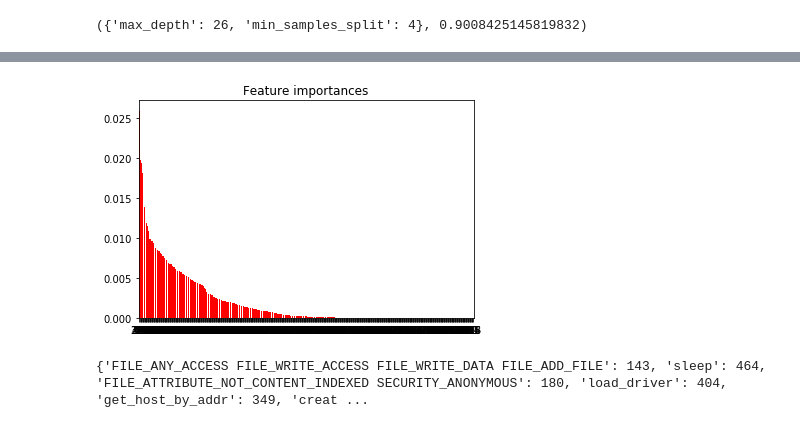
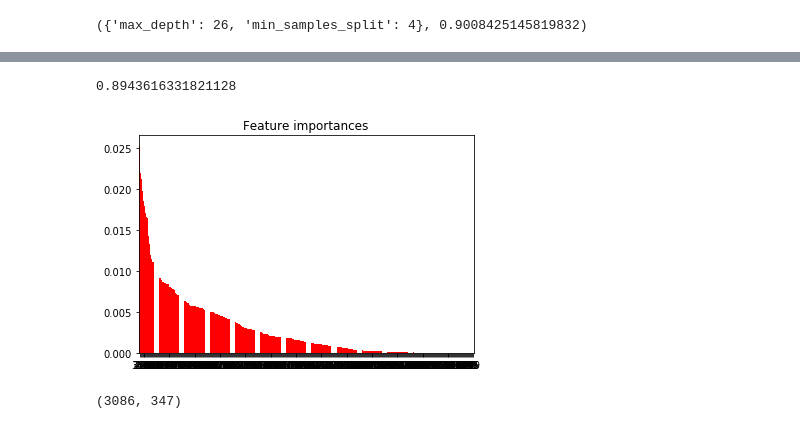
Before and after one commit to emilyjia/cs181-s19-practicals, a Jupyter notebook: P2/tuning.ipynb, the cells around one changed output, grey strips where cells are left out. Drawn from its saved outputs; the diff is of its cells as text; code cells hidden in the pictures.

```diff
--- a/P2/tuning.ipynb
+++ b/P2/tuning.ipynb
@@ -142,7 +142,9 @@ def count_all_attrib(tree):
     for el in tree.iter():
         for attrib in el.attrib.keys():
             if attrib in ["shareaccess", "desiredaccess", "filetype", "flags", "protect"]:
-                c[el.attrib[attrib]] += 1
+                labels = el.attrib[attrib].split()
+                for label in labels:
+                    c[attrib + " " +label] += 1
             c[attrib] += 1
     return c
 
@@ -156,12 +158,25 @@ def count_all_attrib(tree):
 #             c[el.attrib["flags"]] += 1
 #     return c
 
-
+# def count_all_sleep(tree):
+#     c = Counter()
+#     for el in tree.iter():
+#         if el.tag == "sleep":
+#             c[el.attrib["milliseconds"]] += 1
+#     return c
 def count_all_sleep(tree):
     c = Counter()
     for el in tree.iter():
         if el.tag == "sleep":
-            c[el.attrib["milliseconds"]] += 1
+            x = int(el.attrib["milliseconds"])
+            if x == 0:
+                c["sleep 0"] += 1
+            elif x == 1:
+                c["sleep 1"] += 1
+            elif x <= 5000 and x%10 == 0:
+                c["sleep round"] += 1
+            else:
+                c["sleep strange"] += 1
     return c
 
 def first_last_system_call_feats(tree):
@@ -185,9 +200,9 @@ def first_last_system_call_feats(tree):
         elif el.tag == "all_section" and in_all_section:
             in_all_section = False
         elif in_all_section:
-            if first:
-                c["first_call-"+el.tag] = 1
-                first = False
+#             if first:
+#                 c["first_call-"+el.tag] = 1
+#                 first = False
             last_call = el.tag  # update last call seen
 
     # finally, mark last call seen
@@ -280,0 +287,6 @@ RandomForestClassifier(bootstrap=True, class_weight=None, criterion='gini',
+# %%
+rfc = RandomForestClassifier(n_estimators=200, random_state=50)
+params = {'max_features': ['auto']}
+cv = GridSearchCV(rfc, params, n_jobs=-1, scoring='accuracy', cv=4, verbose=3)
+cv.fit(X_train, t_train)
+cv.best_score_
@@ -281,3 +298,7 @@ RandomForestClassifier(bootstrap=True, class_weight=None, criterion='gini',
+# %%
+cv.best_score_
+# %% [output]
+0.8943616331821128
 # %%
 preds = rfc.predict(X_test)
 # %%
@@ -285,18 +306,22 @@ util.write_predictions(preds, test_ids, "024.csv")
 # %%
 import matplotlib.pyplot as plt
 %matplotlib inline
+rfc = RandomForestClassifier(n_estimators=200, random_state=50)
+rfc.fit(X_train, t_train)
 importances = rfc.feature_importances_
 indices = np.argsort(importances)[::-1]
 plt.figure()
 plt.title("Feature importances")
 plt.bar(range(X_train.shape[1]), importances[indices],
        color="r", align="center")
 plt.xticks(range(X_train.shape[1]), indices)
 plt.xlim([-1, X_train.shape[1]])
 plt.show()
 # %% [output]
-[figure, old version]
+[figure, new version]
-# %%
-print global_feat_dict
-# %% [output]
-{'FILE_ANY_ACCESS FILE_WRITE_ACCESS FILE_WRITE_DATA FILE_ADD_FILE': 143, 'sleep': 464, 'FILE_ATTRIBUTE_NOT_CONTENT_INDEXED SECURITY_ANONYMOUS': 180, 'load_driver': 404, 'get_host_by_addr': 349, 'creat ...
+# %%
+columntofeat = dict((v,k) for k,v in global_feat_dict.iteritems())
+feats = [(columntofeat[index],importances[index]) for index in indices]
+print X_train.shape
+# %% [output]
+(3086, 347)
```
Also changed, not shown: parts of 5 cells of this notebook, 2 other files.
